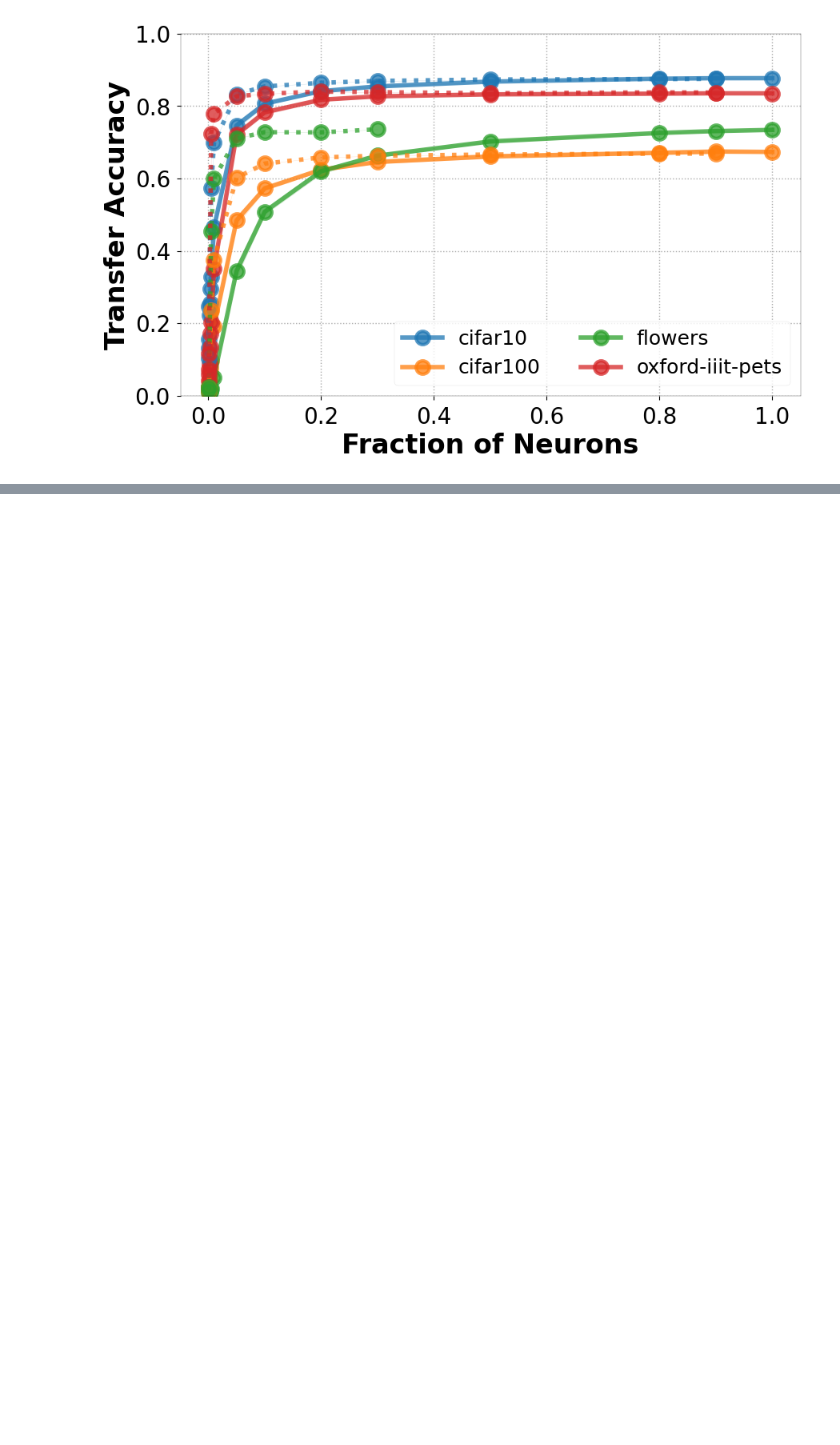
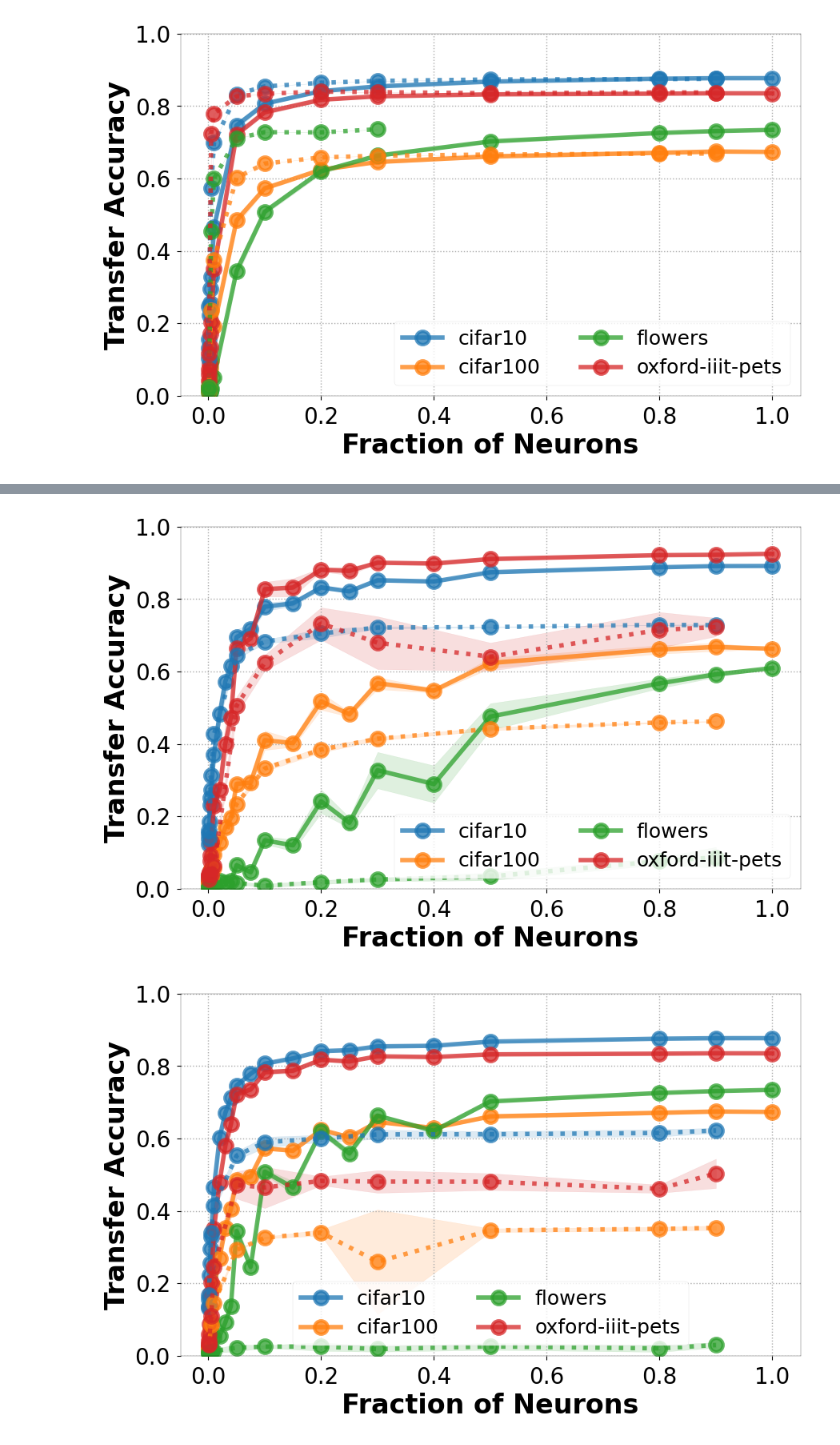
Before and after one commit to nvedant07/invariances_in_reps, a Jupyter notebook: partially_inverted_reps/comparison_to_pca.ipynb, the cells around one changed output, grey strips where cells are left out. Drawn from its saved outputs; the diff is of its cells as text; code cells hidden in the pictures; blank space fills up the shorter version.

```diff
--- a/partially_inverted_reps/comparison_to_pca.ipynb
+++ b/partially_inverted_reps/comparison_to_pca.ipynb
@@ -77,10 +78,14 @@ def get_test_acc(model, mode, source_dataset, finetuning_dataset, checkpoint_pat
                                             inference_kwargs={'with_latent': True}),
                            loading_function_kwargs={'strict': False})
 
-    if mode == 'pca':
+    if 'pca' in mode:
         append = model_path.split('/')[-2].split('-')[-1]
         base_path = '/'.join(model_path.split('/')[:-2])
         layer_kwargs = {'projection_matrix': torch.load(f'{base_path}/principal_components_{append}.pt')}
+        if mode == 'pca-least':
+            layer_kwargs['which'] = 'least'
+    elif mode == 'randproj':
+        layer_kwargs = {'generator': torch.Generator().manual_seed(seed)}
     else:
         layer_kwargs = {}
 
@@ -187,8 +192,11 @@ def results(model, MODES, source_dataset, FRACTIONS_OR_NUMBERS=None):
             filename=f'{model}_{ft_ds}_bs_{FINETUNE_BS}_pca_v_random_comparison', extension='png',
             x_vals=[list(zip(*sorted(frac_wise_accs.items(), key=lambda x:x[0])))[0] \
                     for _, frac_wise_accs in sorted(model_to_frac_wise_test.items(), key=lambda x:x[0])],
-            legend_vals=legend_vals, colors=[plt_hp.COLORS[0]] * 2 + [plt_hp.COLORS[1]] * 2,
-            linestyles=[':' if x.endswith('-pca') else '-' for x in legend_vals], y_lims=(0.,1.), root_dir='.',
+            legend_vals=legend_vals, colors=[plt_hp.COLORS[0]] * 2 + \
+                                            [plt_hp.COLORS[1]] * 2 + [plt_hp.COLORS[1]] * 2,
+            linestyles=[':' if x.endswith('-pca') else '--' if x.endswith('-pca-least') else '-' \
+                        for x in legend_vals],
+            y_lims=(0.,1.), root_dir='.',
             paper_friendly_plots=True, plot_inside=False, legend_location='best',
             savefig=True, figsize=(10,6), marker=[True]*len(legend_vals),
             results_subfolder_name='pca_comparison', grid_spacing=None,
@@ -203,3 +211,6 @@ def results(model, MODES, source_dataset, FRACTIONS_OR_NUMBERS=None):
     out.upload_results(['{}/{}/{}'.format(plt_hp.RESULTS_FOLDER_NAME, 'pca_comparison', source_dataset)],
         'results', SERVER_PROJECT_PATH, '.png')
     return dataset_to_res
+# %%
+for ft_ds, m in itertools.product(['cifar10', 'pets'], ['pca', 'random']):
+    print (ft_ds, m)
@@ -270,3 +291,5 @@ append = 'robustl2eps3'
 plotter(data_to_fracwise, model, append)
 # %% [output]
 [figure]
+# %%
+data_to_fracwise = results('resnet50', ['random', 'randproj'], 'imagenet')
@@ -272,0 +354,13 @@ plotter(data_to_fracwise, model, append)
+# %%
+model = 'resnet50'
+append = 'nonrob'
+plotter(data_to_fracwise, model, append, modes=['random', 'randproj'],
+        filename_append='randomproj_v_random_comparison')
+
+model = 'resnet50'
+append = 'robustl2eps3'
+plotter(data_to_fracwise, model, append, modes=['random', 'randproj'],
+        filename_append='randomproj_v_random_comparison')
+# %% [output]
+[figure, added]
+[figure, added]
```
Also changed, not shown: parts of 6 cells of this notebook, 42 other files.
